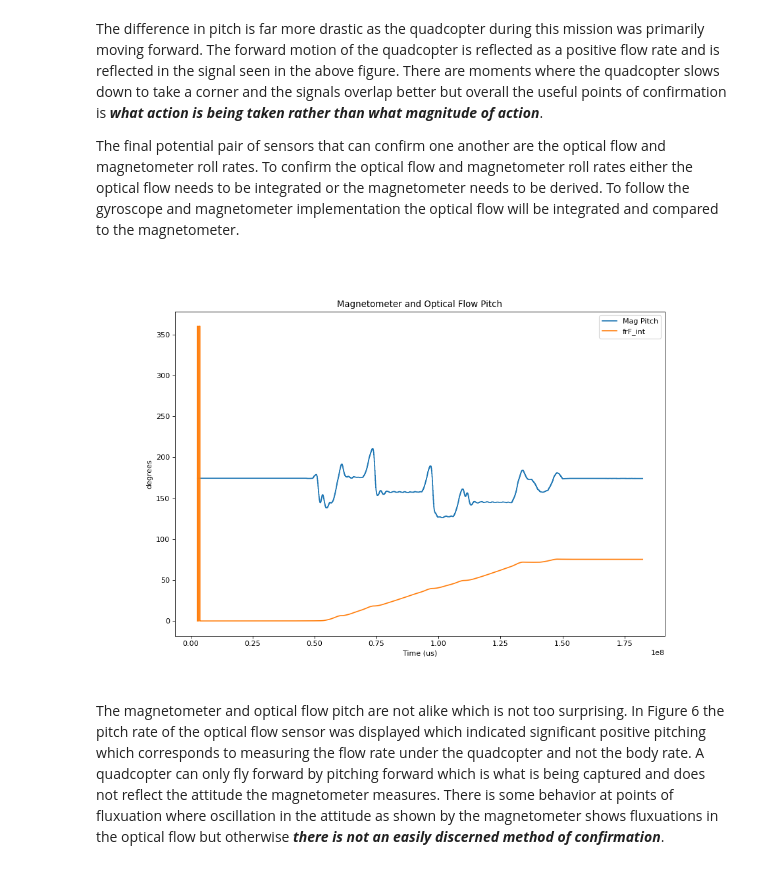
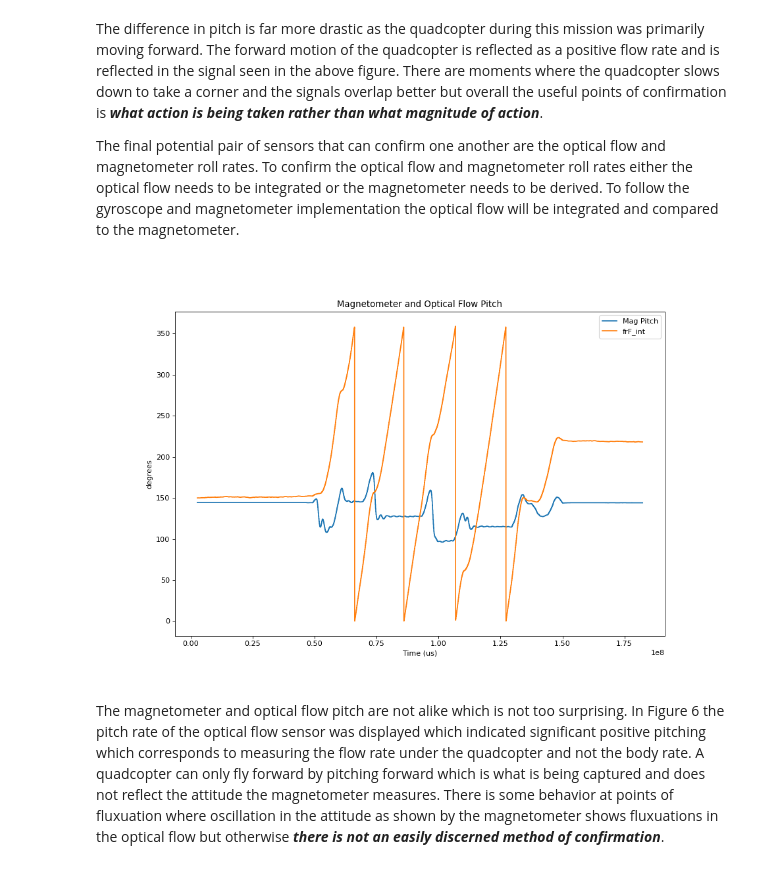
Before and after one commit to BaileySri/Practical-Software-Defense-for-GPS-Spoofing-on-a-Hobby-UAV-Offline, a Jupyter notebook: notebooks/0.1-bks-exploration.ipynb, the cells around one changed output. Cells and saved outputs as stored; diff of their text form; code cells hidden in the pictures.

```diff
--- a/notebooks/0.1-bks-exploration.ipynb
+++ b/notebooks/0.1-bks-exploration.ipynb
@@ -217,11 +217,11 @@ implementation the optical flow will be integrated and compared to the
 magnetometer.
 # %%
 #Gyroscope pitch, same as before with heading
-of_pitch = trap_integrate(df.TimeUS / 1000000, df.frF).apply(degrees).cumsum() % 360
+of_pitch = trap_integrate(df.ofUS / 1000, df.frF).apply(degrees).cumsum() % 360
 
 #Using the pitch derived from magnetometer from before
-simple_time_plot(df.TimeUS[1:], [(mag_pitch[1:]-180)%360, of_pitch], ["us","degrees"], title="Magnetometer and Optical Flow Pitch")
+simple_time_plot(df.TimeUS[1:], [(mag_pitch[1:]+150)%360, (of_pitch+150)%360], ["us","degrees"], title="Magnetometer and Optical Flow Pitch")
 # %% [output]
-[figure, old version]
+[figure, new version]
 # %% [markdown]
 The magnetometer and optical flow pitch are not alike which is not too surprising. In Figure 6 the pitch rate of the optical flow sensor was displayed which indicated significant positive pitching which corresponds to measuring the flow rate under the quadcopter and not the body rate. A quadcopter can only fly forward by pitching forward which is what is being captured and does not reflect the attitude the magnetometer measures. There is some behavior at points of fluxuation where oscillation in the attitude as shown by the magnetometer shows fluxuations in the optical flow but otherwise ***there is not an easily discerned method of confirmation***.
```
Also changed, not shown: parts of 7 cells of this notebook, 7 other files.
